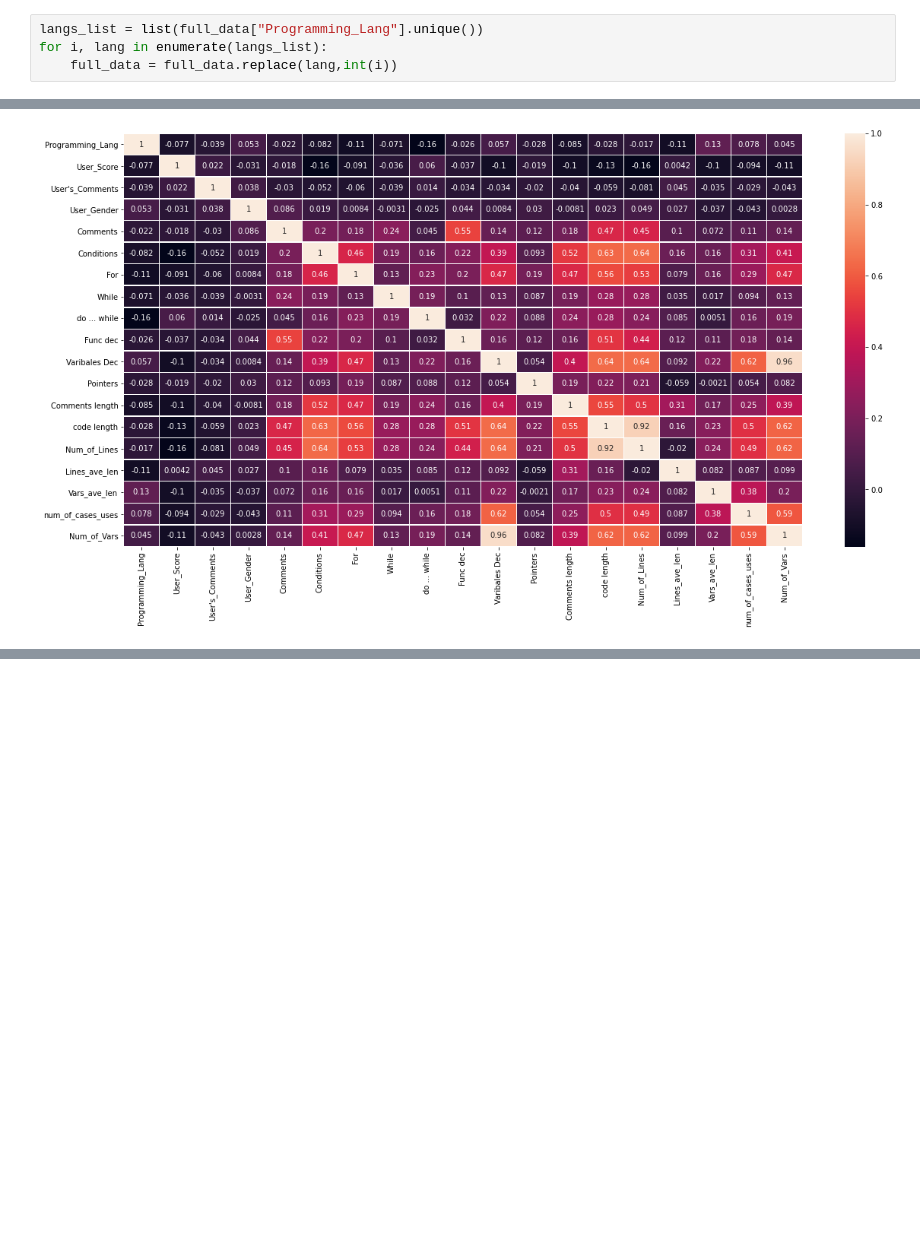
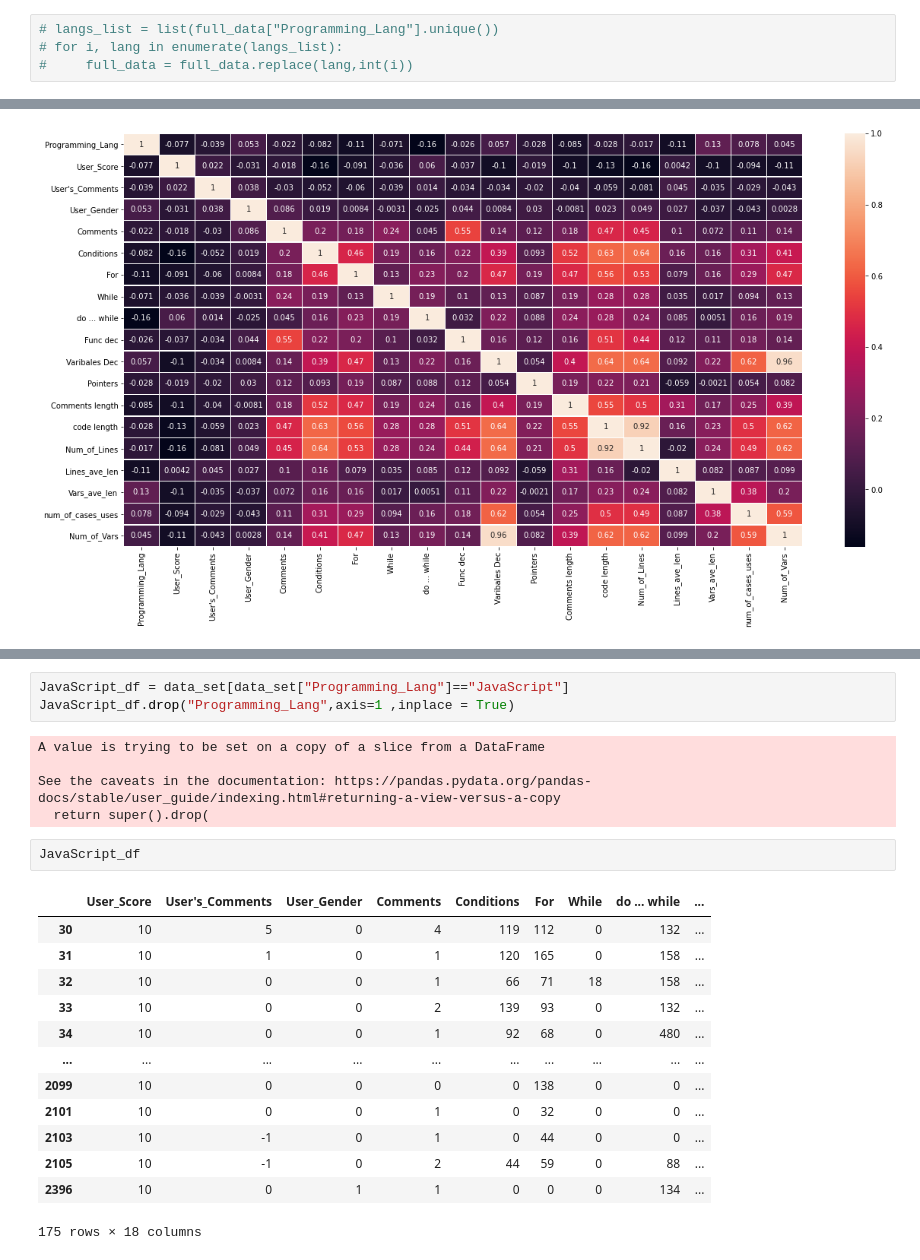
Before and after one commit to noambassat/Male-programmers-from-Mars-and-female-engineers-from-Venus, a Jupyter notebook: Modeling Data.ipynb, the cells around one changed output, grey strips where cells are left out. Drawn from its saved outputs; the diff is of its cells as text; blank space fills up the shorter version.

```diff
--- a/Modeling Data.ipynb
+++ b/Modeling Data.ipynb
@@ -18,9 +23,9 @@ from sklearn.naive_bayes import GaussianNB
 # %%
 full_data = pd.read_csv("project_data_syntax_commands.csv", index_col = 0)
 # %%
-langs_list = list(full_data["Programming_Lang"].unique())
-for i, lang in enumerate(langs_list):
-    full_data = full_data.replace(lang,int(i))
+# langs_list = list(full_data["Programming_Lang"].unique())
+# for i, lang in enumerate(langs_list):
+#     full_data = full_data.replace(lang,int(i))
 # %%
 data_set = full_data.copy()
 data_set.drop(["User_Name","User_img","User_url","Sol_Code","Challange_Name","Variables Names"], axis = 1, inplace = True)
@@ -63,0 +52,24 @@ X_train.shape, X_test.shape
+# %%
+JavaScript_df = data_set[data_set["Programming_Lang"]=="JavaScript"]
+JavaScript_df.drop("Programming_Lang",axis=1 ,inplace = True)
+# %% [output]
+A value is trying to be set on a copy of a slice from a DataFrame
+
+See the caveats in the documentation: https://pandas.pydata.org/pandas-docs/stable/user_guide/indexing.html#returning-a-view-versus-a-copy
+  return super().drop(
+# %%
+JavaScript_df
+# %% [output]
+|  | User_Score | User's_Comments | User_Gender | Comments | Conditions | For | While | do ... while | ... |
+| 30 | 10 | 5 | 0 | 4 | 119 | 112 | 0 | 132 | ... |
+| 31 | 10 | 1 | 0 | 1 | 120 | 165 | 0 | 158 | ... |
+| 32 | 10 | 0 | 0 | 1 | 66 | 71 | 18 | 158 | ... |
+| 33 | 10 | 0 | 0 | 2 | 139 | 93 | 0 | 132 | ... |
+| 34 | 10 | 0 | 0 | 1 | 92 | 68 | 0 | 480 | ... |
+| ... | ... | ... | ... | ... | ... | ... | ... | ... | ... |
+| 2099 | 10 | 0 | 0 | 0 | 0 | 138 | 0 | 0 | ... |
+| 2101 | 10 | 0 | 0 | 1 | 0 | 32 | 0 | 0 | ... |
+| 2103 | 10 | -1 | 0 | 1 | 0 | 44 | 0 | 0 | ... |
+| 2105 | 10 | -1 | 0 | 2 | 44 | 59 | 0 | 88 | ... |
+| 2396 | 10 | 0 | 1 | 1 | 0 | 0 | 0 | 134 | ... |
+175 rows × 18 columns
```
Also changed, not shown: parts of 17 cells of this notebook.
